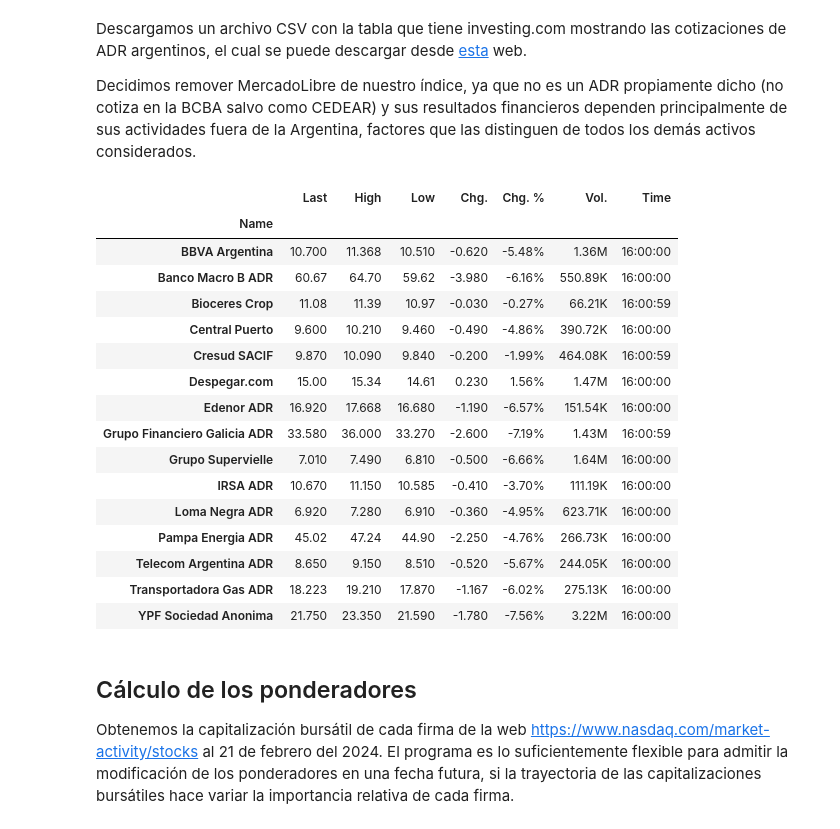
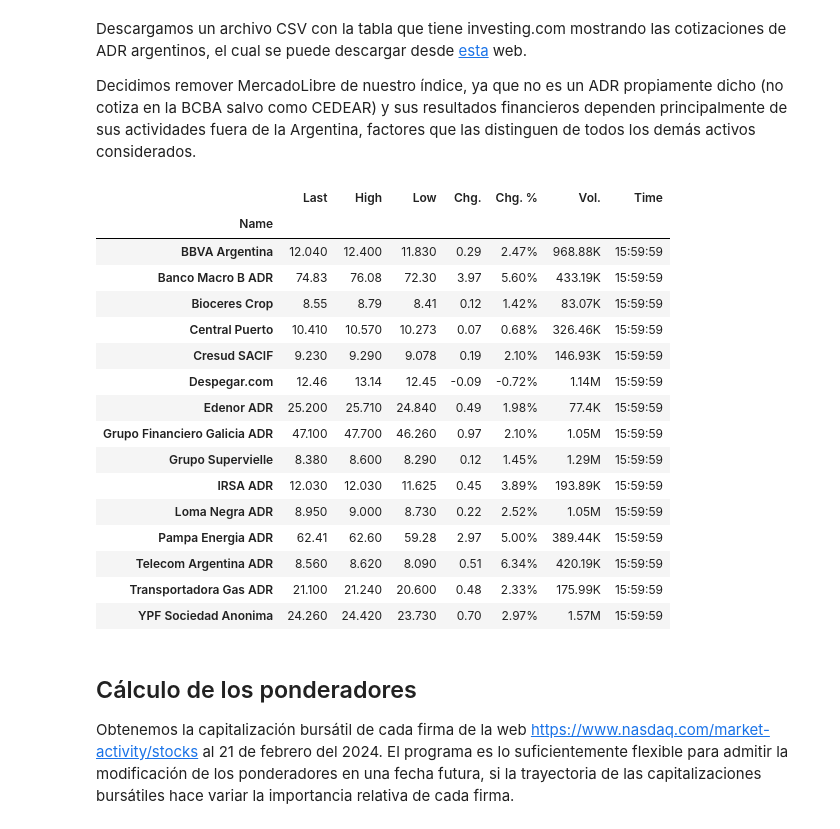
Before and after one commit to andres-fern/argdr, a Jupyter notebook: ArgDR_index.ipynb, the cells around one changed output. Drawn from its saved outputs; the diff is of its cells as text; code cells hidden in the pictures.

```diff
--- a/ArgDR_index.ipynb
+++ b/ArgDR_index.ipynb
@@ -61,58 +61,58 @@ import pandas as pd
 
 #Cargamos datos de distintas fechas para evaluar robustez
 
-ADRs_20230703 = 'Data\Arg_ADRs_2023_07_03.csv'
-ADRs_20240102 = 'Data\Arg_ADRs_2024_01_02.csv'
-ADRs_20240201 = 'Data\Arg_ADRs_2024_02_01.csv'
-ADRs_20240221 = 'Data\Arg_ADRs_2024_02_21.csv'
-ADRs_20240223 = 'Data\Arg_ADRs_2024_02_23.csv'
-latest = 'Data\Argentina ADRs.csv'
+ADRs_20230703 = 'Data\\Arg_ADRs_2023_07_03.csv'
+ADRs_20240102 = 'Data\\Arg_ADRs_2024_01_02.csv'
+ADRs_20240201 = 'Data\\Arg_ADRs_2024_02_01.csv'
+ADRs_20240221 = 'Data\\Arg_ADRs_2024_02_21.csv'
+ADRs_20240223 = 'Data\\Arg_ADRs_2024_02_23.csv'
+latest = 'Data\\Argentina ADRs.csv'
 
 
 def generar_tabla(csvfile):
 
     import pandas as pd
 
     tablaADR = pd.read_csv(csvfile)
 
     tablaADR = pd.DataFrame(tablaADR)
 
     tablaADR.set_index('Name', inplace = True)
 
     #print(tablaADR.index.values)
 
     # Removemos MercadoLibre (MELI) de la tabla y creamos una 'tablaADR_sinMELI'
 
     tablaADR_sinMELI = tablaADR.drop(['MercadoLibre'])
 
     #print(tablaADR_sinMELI.index.values)
 
     tablaADR_sinMELI = tablaADR_sinMELI.sort_values(by ='Name')
 
 
 
 
     return tablaADR_sinMELI
 
 generar_tabla(latest)
 # %% [output]
 |  | Last | High | Low | Chg. | Chg. % | Vol. | Time |
 | Name |  |  |  |  |  |  |  |
-| BBVA Argentina | 10.700 | 11.368 | 10.510 | -0.620 | -5.48% | 1.36M | 16:00:00 |
-| Banco Macro B ADR | 60.67 | 64.70 | 59.62 | -3.980 | -6.16% | 550.89K | 16:00:00 |
-| Bioceres Crop | 11.08 | 11.39 | 10.97 | -0.030 | -0.27% | 66.21K | 16:00:59 |
-| Central Puerto | 9.600 | 10.210 | 9.460 | -0.490 | -4.86% | 390.72K | 16:00:00 |
-| Cresud SACIF | 9.870 | 10.090 | 9.840 | -0.200 | -1.99% | 464.08K | 16:00:59 |
-| Despegar.com | 15.00 | 15.34 | 14.61 | 0.230 | 1.56% | 1.47M | 16:00:00 |
-| Edenor ADR | 16.920 | 17.668 | 16.680 | -1.190 | -6.57% | 151.54K | 16:00:00 |
-| Grupo Financiero Galicia ADR | 33.580 | 36.000 | 33.270 | -2.600 | -7.19% | 1.43M | 16:00:59 |
-| Grupo Supervielle | 7.010 | 7.490 | 6.810 | -0.500 | -6.66% | 1.64M | 16:00:00 |
-| IRSA ADR | 10.670 | 11.150 | 10.585 | -0.410 | -3.70% | 111.19K | 16:00:00 |
-| Loma Negra ADR | 6.920 | 7.280 | 6.910 | -0.360 | -4.95% | 623.71K | 16:00:00 |
-| Pampa Energia ADR | 45.02 | 47.24 | 44.90 | -2.250 | -4.76% | 266.73K | 16:00:00 |
-| Telecom Argentina ADR | 8.650 | 9.150 | 8.510 | -0.520 | -5.67% | 244.05K | 16:00:00 |
-| Transportadora Gas ADR | 18.223 | 19.210 | 17.870 | -1.167 | -6.02% | 275.13K | 16:00:00 |
-| YPF Sociedad Anonima | 21.750 | 23.350 | 21.590 | -1.780 | -7.56% | 3.22M | 16:00:00 |
+| BBVA Argentina | 12.040 | 12.400 | 11.830 | 0.29 | 2.47% | 968.88K | 15:59:59 |
+| Banco Macro B ADR | 74.83 | 76.08 | 72.30 | 3.97 | 5.60% | 433.19K | 15:59:59 |
+| Bioceres Crop | 8.55 | 8.79 | 8.41 | 0.12 | 1.42% | 83.07K | 15:59:59 |
+| Central Puerto | 10.410 | 10.570 | 10.273 | 0.07 | 0.68% | 326.46K | 15:59:59 |
+| Cresud SACIF | 9.230 | 9.290 | 9.078 | 0.19 | 2.10% | 146.93K | 15:59:59 |
+| Despegar.com | 12.46 | 13.14 | 12.45 | -0.09 | -0.72% | 1.14M | 15:59:59 |
+| Edenor ADR | 25.200 | 25.710 | 24.840 | 0.49 | 1.98% | 77.4K | 15:59:59 |
+| Grupo Financiero Galicia ADR | 47.100 | 47.700 | 46.260 | 0.97 | 2.10% | 1.05M | 15:59:59 |
+| Grupo Supervielle | 8.380 | 8.600 | 8.290 | 0.12 | 1.45% | 1.29M | 15:59:59 |
+| IRSA ADR | 12.030 | 12.030 | 11.625 | 0.45 | 3.89% | 193.89K | 15:59:59 |
+| Loma Negra ADR | 8.950 | 9.000 | 8.730 | 0.22 | 2.52% | 1.05M | 15:59:59 |
+| Pampa Energia ADR | 62.41 | 62.60 | 59.28 | 2.97 | 5.00% | 389.44K | 15:59:59 |
+| Telecom Argentina ADR | 8.560 | 8.620 | 8.090 | 0.51 | 6.34% | 420.19K | 15:59:59 |
+| Transportadora Gas ADR | 21.100 | 21.240 | 20.600 | 0.48 | 2.33% | 175.99K | 15:59:59 |
+| YPF Sociedad Anonima | 24.260 | 24.420 | 23.730 | 0.70 | 2.97% | 1.57M | 15:59:59 |
 # %% [markdown]
 ## Cálculo de los ponderadores
 
```
Also changed, not shown: parts of 17 cells of this notebook.
